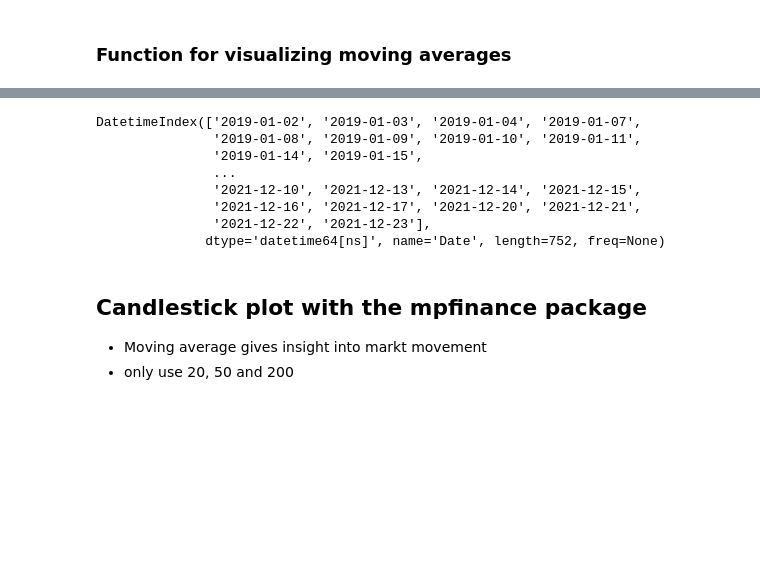
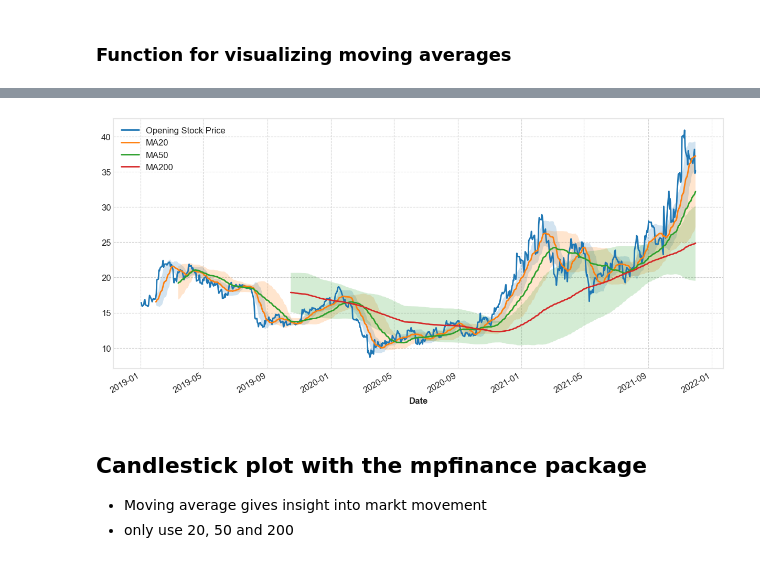
Before and after one commit to cewinharhar/stockMarketAnalysis, a Jupyter notebook: stockMarketAnalysis.ipynb, the cells around one changed output, grey strips where cells are left out. Drawn from its saved outputs; the diff is of its cells as text; code cells hidden in the pictures; blank space fills up the shorter version.

```diff
--- a/stockMarketAnalysis.ipynb
+++ b/stockMarketAnalysis.ipynb
@@ -100,14 +110,41 @@ stocker(TSLA, 20, 50, 100)
-# %%
-TMO["Open"].index
-# %% [output]
-DatetimeIndex(['2019-01-02', '2019-01-03', '2019-01-04', '2019-01-07',
-               '2019-01-08', '2019-01-09', '2019-01-10', '2019-01-11',
-               '2019-01-14', '2019-01-15',
-               ...
-               '2021-12-10', '2021-12-13', '2021-12-14', '2021-12-15',
-               '2021-12-16', '2021-12-17', '2021-12-20', '2021-12-21',
-               '2021-12-22', '2021-12-23'],
-              dtype='datetime64[ns]', name='Date', length=752, freq=None)
+# %%
+def stocker(stockX, *maxx):
+
+    if not isinstance(maxx, list):
+        maxx = [maxx]
+
+    maxx = list(*maxx)
+
+
+
+    fig, ax = plt.subplots( figsize=(15,7))
+
+    stockX["Open"].plot(label="Opening Stock Price", figsize=(15,7))
+
+    for i in maxx:
+
+        stockX["MA" + str(i)] = stockX["Open"].rolling(i).mean()
+        stockX["MA" + str(i) + " stdUp"] = stockX["Open"].rolling(i).mean() + stockX["Open"].rolling(i).std()
+        stockX["MA" + str(i) + " stdDo"] = stockX["Open"].rolling(i).mean() - stockX["Open"].rolling(i).std()
+
+        ax.plot(
+            stockX["MA" + str(i)],
+            label="MA" + str(i)
+        )
+        ax.fill_between(stockX["MA" + str(i)].index,
+                                stockX["MA" + str(i) + " stdDo"],
+                                stockX["MA" + str(i) + " stdUp"],
+                                alpha=0.2)
+
+
+
+
+
+    plt.legend()
+
+stocker(CODEXIS, 20, 50, 200)
+# %% [output]
+[figure, added]
 # %% [markdown]
 ## Candlestick plot with the mpfinance package
 
```
Also changed, not shown: parts of 11 cells of this notebook, 1 other file.
